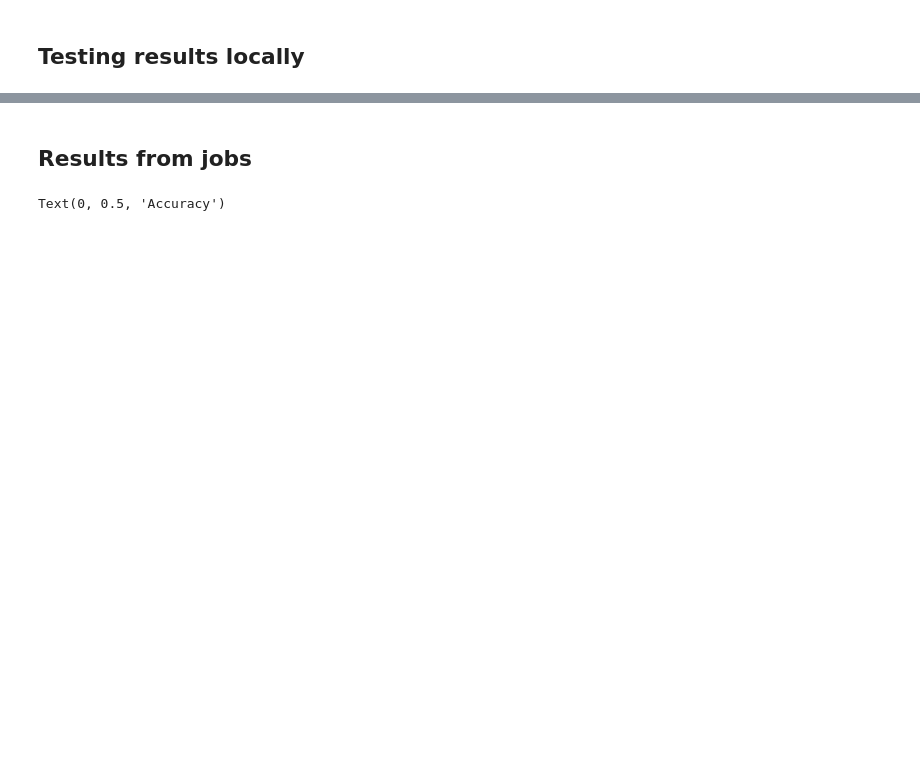
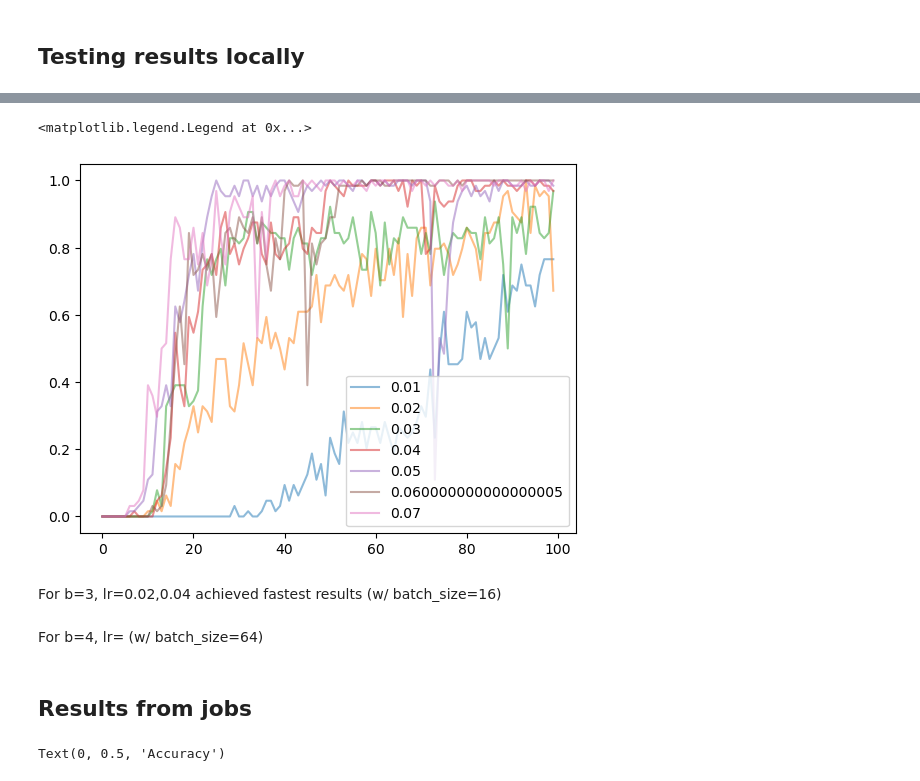
Before and after one commit to cutterdawes/BaseAddition, a Jupyter notebook: ml/ml.ipynb, the cells around one changed output, grey strips where cells are left out. Saved outputs shown, nothing was run; the diff lists cells and outputs as text; code cells hidden in the pictures; blank space fills up the shorter version.

```diff
--- a/ml/ml.ipynb
+++ b/ml/ml.ipynb
@@ -26,6 +26,6 @@ import addition_eval
 from LSTM import LSTM
 import time
 # %%
-with open('../pickles/carry_tables/all_tables_d1.pickle', 'rb') as f:
+with open('../pickles/carry_tables/all_tables_d1_b2-6.pickle', 'rb') as f:
     all_tables = pickle.load(f)
 # %%
@@ -42,3 +68,14 @@ losses, training_accs, testing_accs = addition_eval.eval(model, training_dataloa
+# %%
+for lr, testing_acc in test_acc_vs_lr.items():
+    plt.plot(testing_acc, alpha=0.5, label=lr)
+plt.legend()
+# %% [output]
+<matplotlib.legend.Legend at 0x...>
+[figure, added]
+# %% [markdown]
+For b=3, lr=0.02,0.04 achieved fastest results (w/ batch_size=16)
+# %% [markdown]
+For b=4, lr= (w/ batch_size=64)
 # %% [markdown]
 ## Results from jobs
 # %%
```
Also changed, not shown: parts of 15 cells of this notebook, 4 other files.
